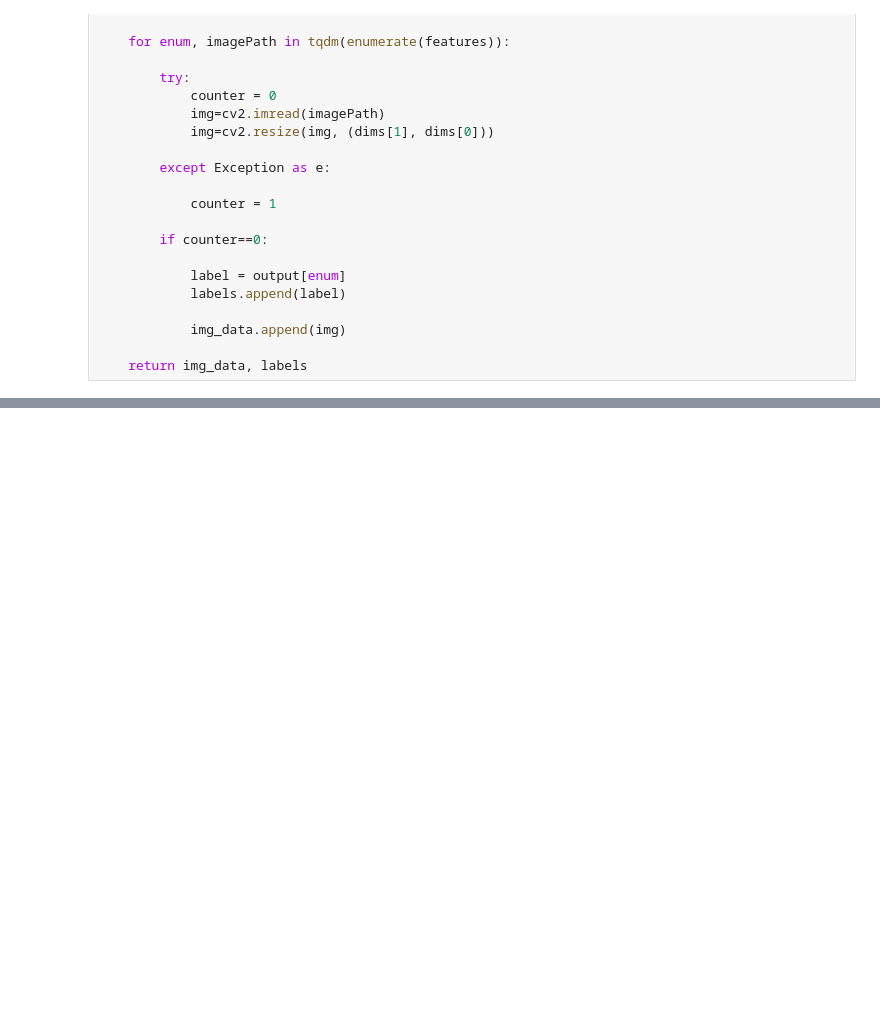
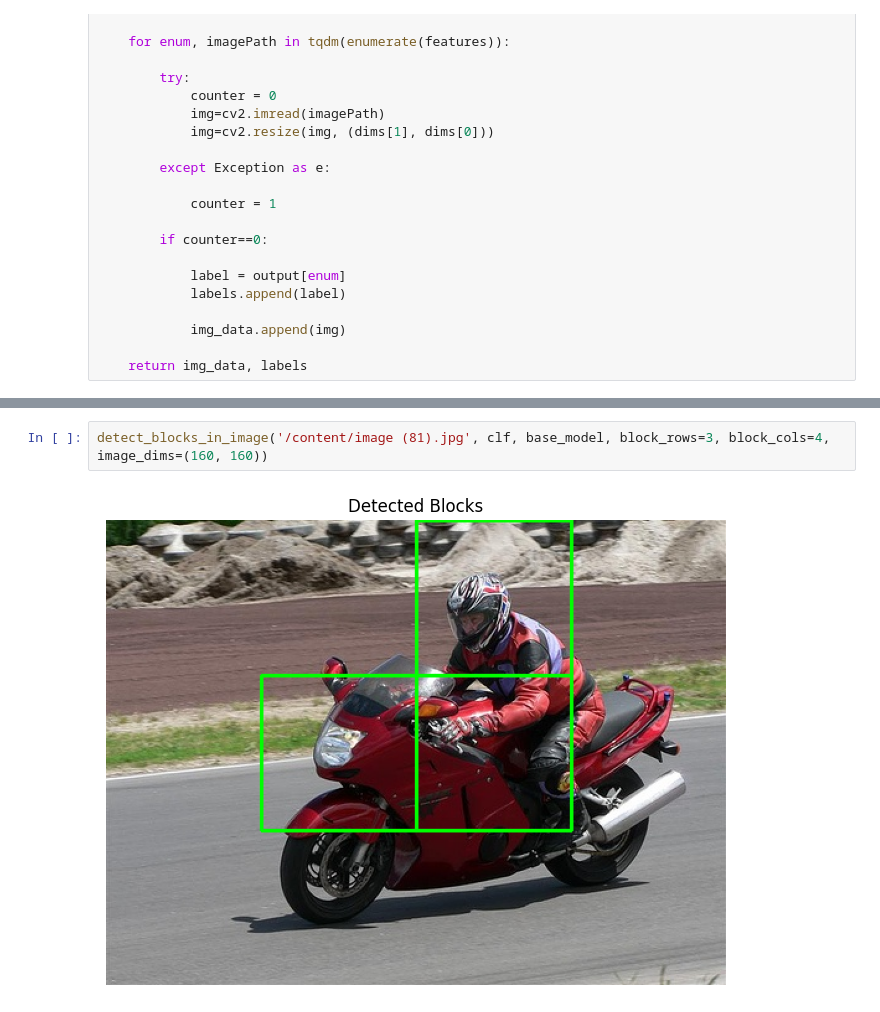
Before and after one commit to KayalvizhiT513/MobileNet-FeatureExtraction-HumanDetection, a Jupyter notebook: Training_Mobile_net.ipynb, the cells around one changed output, grey strips where cells are left out. Drawn from its saved outputs; the diff is of its cells as text; blank space fills up the shorter version.

```diff
--- a/Training_Mobile_net.ipynb
+++ b/Training_Mobile_net.ipynb
@@ -89,0 +182,4 @@ X, y = img_prep(image_paths1, y_names, IMAGE_DIMS)
+# %%
+detect_blocks_in_image('/content/image (81).jpg', clf, base_model, block_rows=3, block_cols=4, image_dims=(160, 160))
+# %% [output]
+[figure, added]
```
Also changed, not shown: parts of 12 cells of this notebook.
